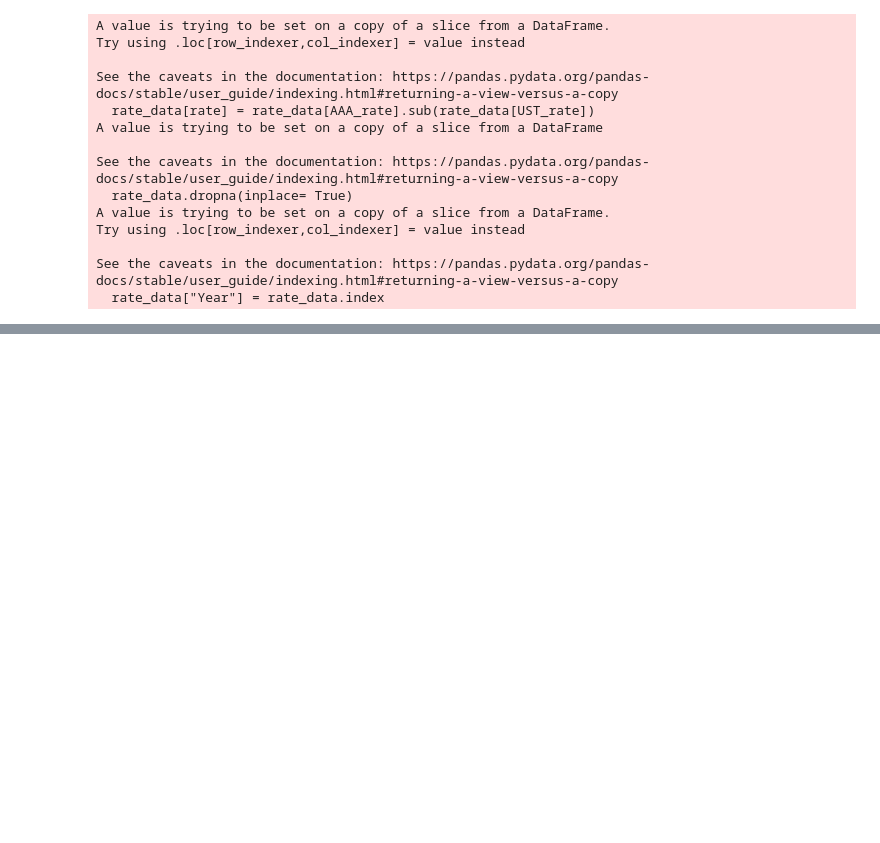
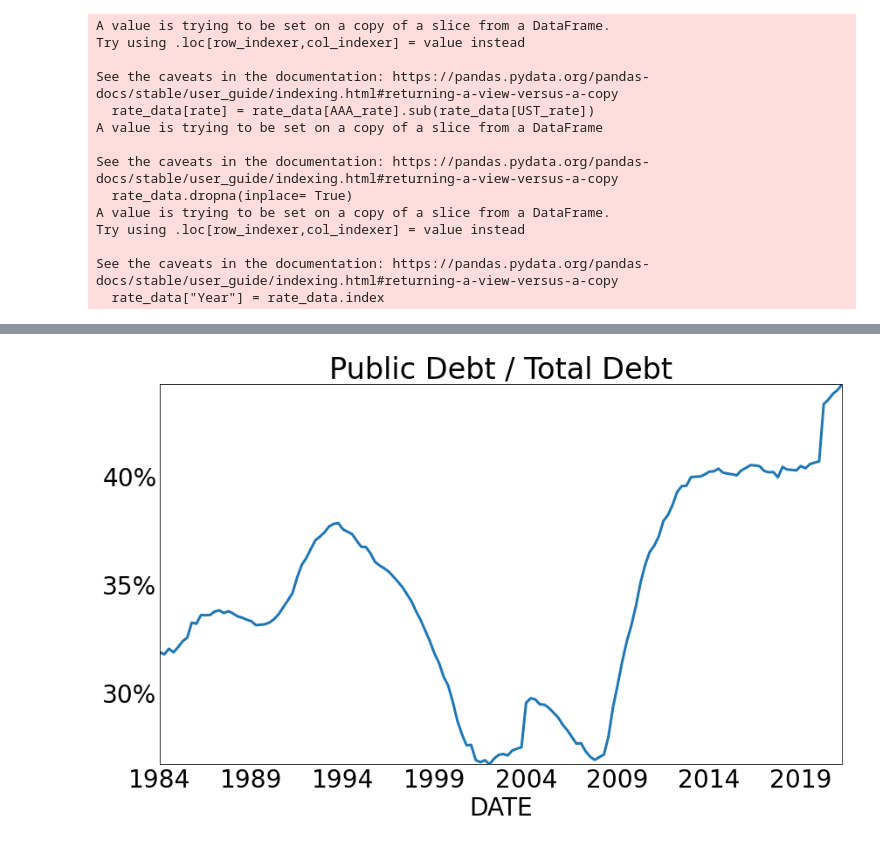
Before and after one commit to jlcatonjr/Learn-Python-for-Stats-and-Econ, a Jupyter notebook: Projects/SMP Data/Lending Monthly.ipynb, the cells around one changed output, grey strips where cells are left out. Cells and saved outputs as stored; diff of their text form; code cells hidden in the pictures; blank space fills up the shorter version.

```diff
--- a/Projects/SMP Data/Lending Monthly.ipynb
+++ b/Projects/SMP Data/Lending Monthly.ipynb
@@ -368,0 +407,9 @@ pct_change_df["AAA - FFR"] = data["AAA - FFR"]
+# %%
+key = "Public Debt / Total Debt"
+fig, ax = plt.subplots(figsize = (14,8))
+data[key].resample("Q").mean().loc["1984":].plot(linewidth = 3, ax = ax)
+ax.set_yticklabels(str(int(label)) + "%" for label in ax.get_yticks())
+ax.set_title(key)
+ax.tick_params(axis=u'both', which=u'both',length=0)
+# %% [output]
+[figure, added]
```
Also changed, not shown: parts of 18 cells of this notebook, 5 other files.
